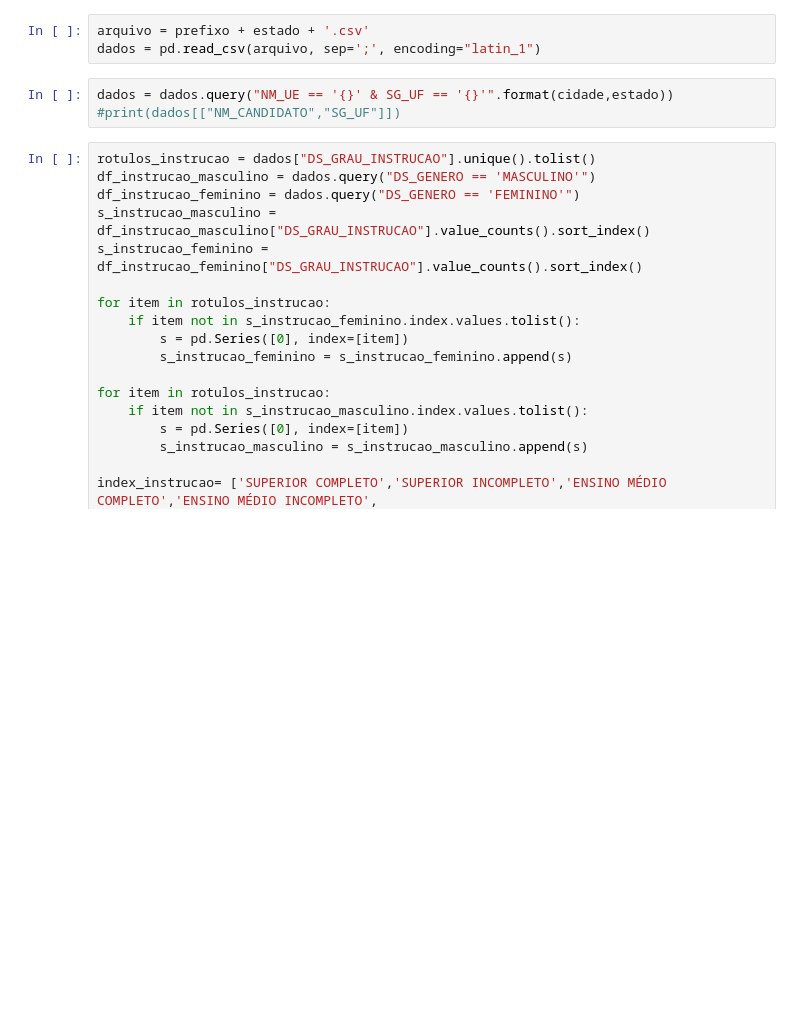
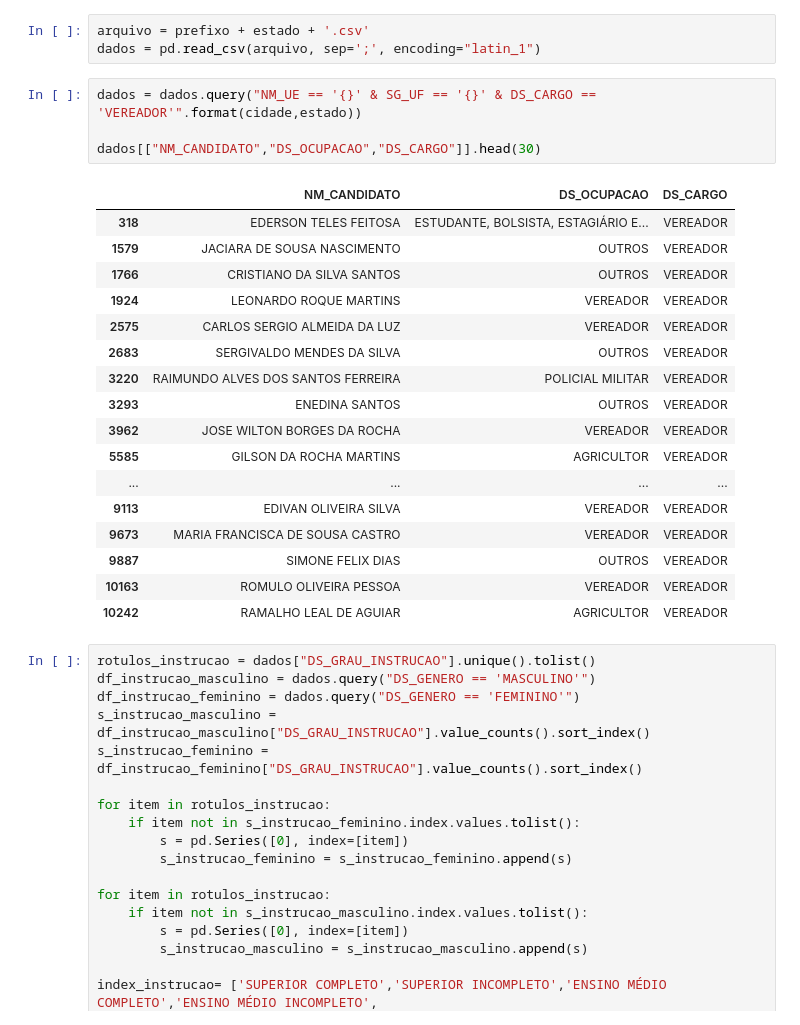
Before and after one commit to elmoneto/analise-dados-tse, a Jupyter notebook: vereadores-2020/analise_dados.ipynb, the cells around one changed output. Cells and saved outputs as stored; diff of their text form; blank space fills up the shorter version.

```diff
--- a/vereadores-2020/analise_dados.ipynb
+++ b/vereadores-2020/analise_dados.ipynb
@@ -28,8 +28,27 @@ Informe a sigla do estado: rs
 arquivo = prefixo + estado + '.csv'
 dados = pd.read_csv(arquivo, sep=';', encoding="latin_1")
 # %%
-dados = dados.query("NM_UE == '{}' & SG_UF == '{}'".format(cidade,estado))
-#print(dados[["NM_CANDIDATO","SG_UF"]])
+dados = dados.query("NM_UE == '{}' & SG_UF == '{}' & DS_CARGO == 'VEREADOR'".format(cidade,estado))
+
+dados[["NM_CANDIDATO","DS_OCUPACAO","DS_CARGO"]].head(30)
+# %% [output]
+|  | NM_CANDIDATO | DS_OCUPACAO | DS_CARGO |
+| 318 | EDERSON TELES FEITOSA | ESTUDANTE, BOLSISTA, ESTAGIÁRIO E... | VEREADOR |
+| 1579 | JACIARA DE SOUSA NASCIMENTO | OUTROS | VEREADOR |
+| 1766 | CRISTIANO DA SILVA SANTOS | OUTROS | VEREADOR |
+| 1924 | LEONARDO ROQUE MARTINS | VEREADOR | VEREADOR |
+| 2575 | CARLOS SERGIO ALMEIDA DA LUZ | VEREADOR | VEREADOR |
+| 2683 | SERGIVALDO MENDES DA SILVA | OUTROS | VEREADOR |
+| 3220 | RAIMUNDO ALVES DOS SANTOS FERREIRA | POLICIAL MILITAR | VEREADOR |
+| 3293 | ENEDINA SANTOS | OUTROS | VEREADOR |
+| 3962 | JOSE WILTON BORGES DA ROCHA | VEREADOR | VEREADOR |
+| 5585 | GILSON DA ROCHA MARTINS | AGRICULTOR | VEREADOR |
+| ... | ... | ... | ... |
+| 9113 | EDIVAN OLIVEIRA SILVA | VEREADOR | VEREADOR |
+| 9673 | MARIA FRANCISCA DE SOUSA CASTRO | VEREADOR | VEREADOR |
+| 9887 | SIMONE FELIX DIAS | OUTROS | VEREADOR |
+| 10163 | ROMULO OLIVEIRA PESSOA | VEREADOR | VEREADOR |
+| 10242 | RAMALHO LEAL DE AGUIAR | AGRICULTOR | VEREADOR |
 # %%
 rotulos_instrucao = dados["DS_GRAU_INSTRUCAO"].unique().tolist()
 df_instrucao_masculino = dados.query("DS_GENERO == 'MASCULINO'")
```
Also changed, not shown: parts of 2 cells of this notebook.
